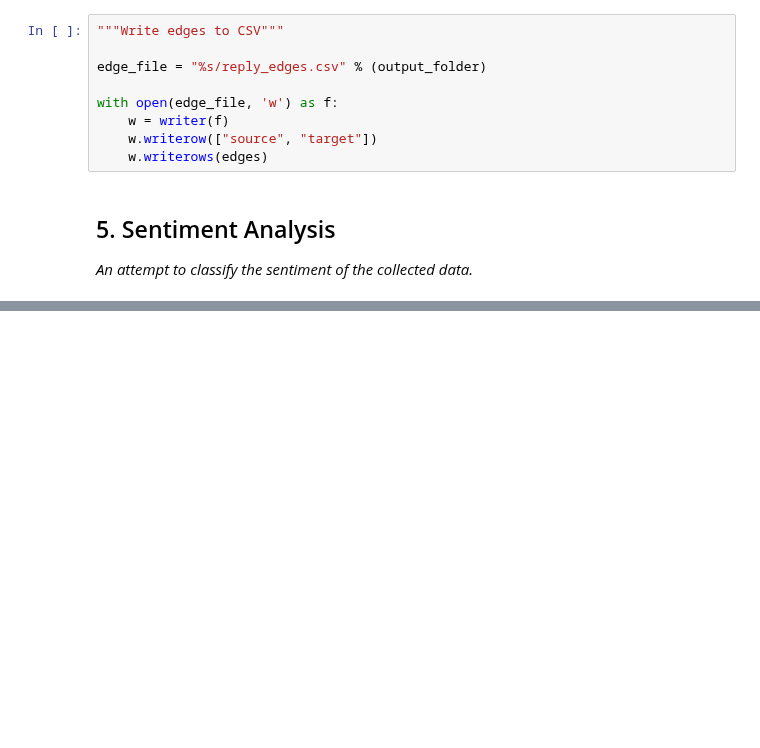
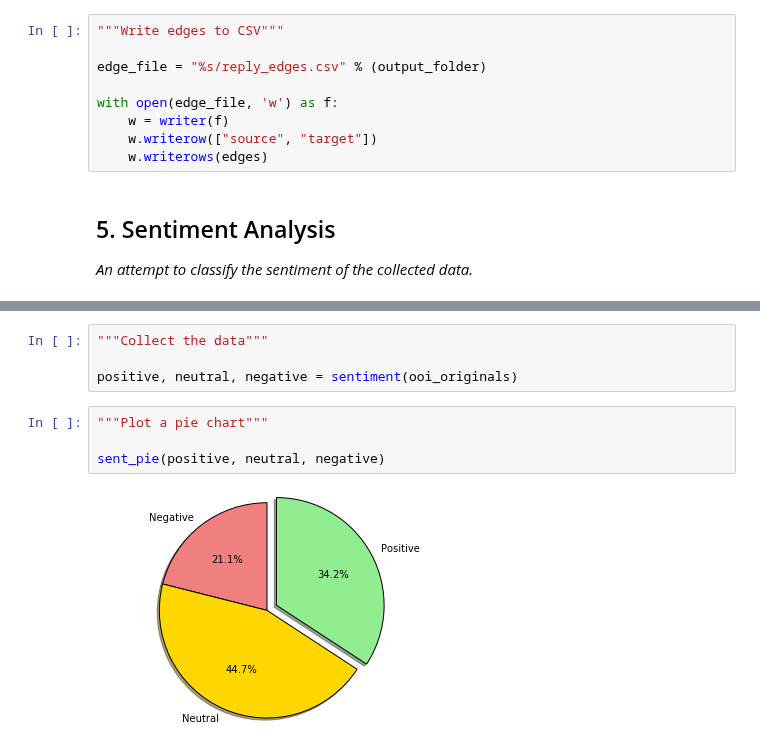
Before and after one commit to taylorrees/penemue, a Jupyter notebook: analysis.ipynb, the cells around one changed output, grey strips where cells are left out. Cells and saved outputs as stored; diff of their text form; blank space fills up the shorter version.

```diff
--- a/analysis.ipynb
+++ b/analysis.ipynb
@@ -498,0 +527,10 @@ plt.show()
+# %%
+"""Collect the data"""
+
+positive, neutral, negative = sentiment(ooi_originals)
+# %%
+"""Plot a pie chart"""
+
+sent_pie(positive, neutral, negative)
+# %% [output]
+[figure, added]
```
Also changed, not shown: parts of 26 cells of this notebook.
